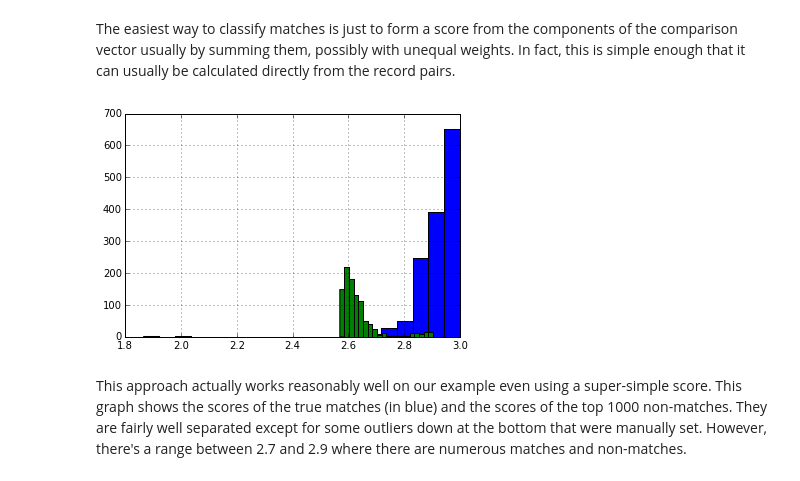
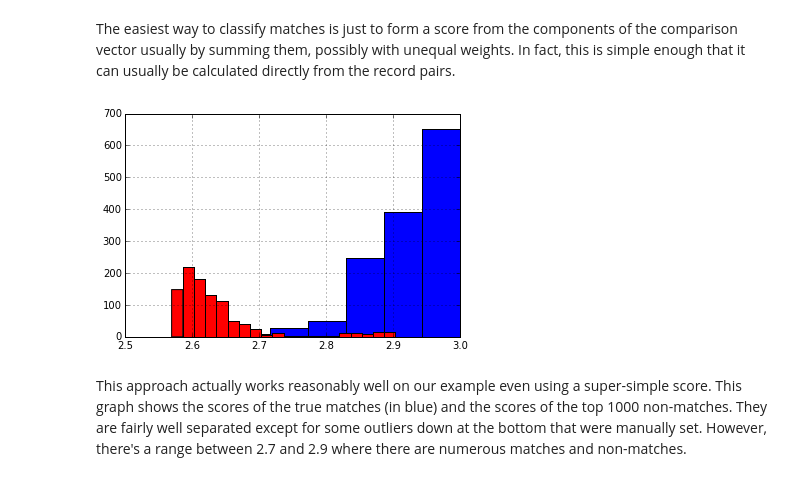
Before and after one commit to mikemull/Notebooks, a Jupyter notebook: PyDataNYCSlides.ipynb, the cells around one changed output. Drawn from its saved outputs; the diff is of its cells as text; code cells hidden in the pictures.

```diff
--- a/PyDataNYCSlides.ipynb
+++ b/PyDataNYCSlides.ipynb
@@ -713,17 +730,18 @@ The easiest way to classify matches is just to form a score from the components
 # %%
 def match_score(r_a, r_b):
     return (jellyfish.jaro_winkler(r_a[0], r_b[0]) +
             (1.0 if r_a[1] == r_b[1] else 0) +
             (1.0 if r_a[2] == r_b[2] else 0))
 
 _=df_m[['nname_x','snum_x', 'nzip',
         'nname_y', 'snum_y', 'nzip']].apply(
        lambda r: match_score(r[0:3], r[3:]), axis=1).hist(bins=20)
 _=df_u[['nname_x','snum_x', 'nzip',
         'nname_y', 'snum_y', 'nzip']].apply(
-       lambda r: match_score(r[0:3], r[3:]), axis=1).hist(bins=20)
+       lambda r: match_score(r[0:3], r[3:]), axis=1).hist(bins=20,color='r')
+_=plt.xlim([2.5,3.0])
 # %% [output]
-[figure, old version]
+[figure, new version]
 # %% [markdown]
 This approach actually works reasonably well on our example even using a super-simple score.  This graph shows the scores of the true matches (in blue) and the scores of the top 1000 non-matches.  They are fairly well separated except for some outliers down at the bottom that were manually set.  However, there's a range between 2.7 and 2.9 where there are numerous matches and non-matches.
 # %% [markdown]
```
Also changed, not shown: parts of 45 cells of this notebook, 2 other files.
